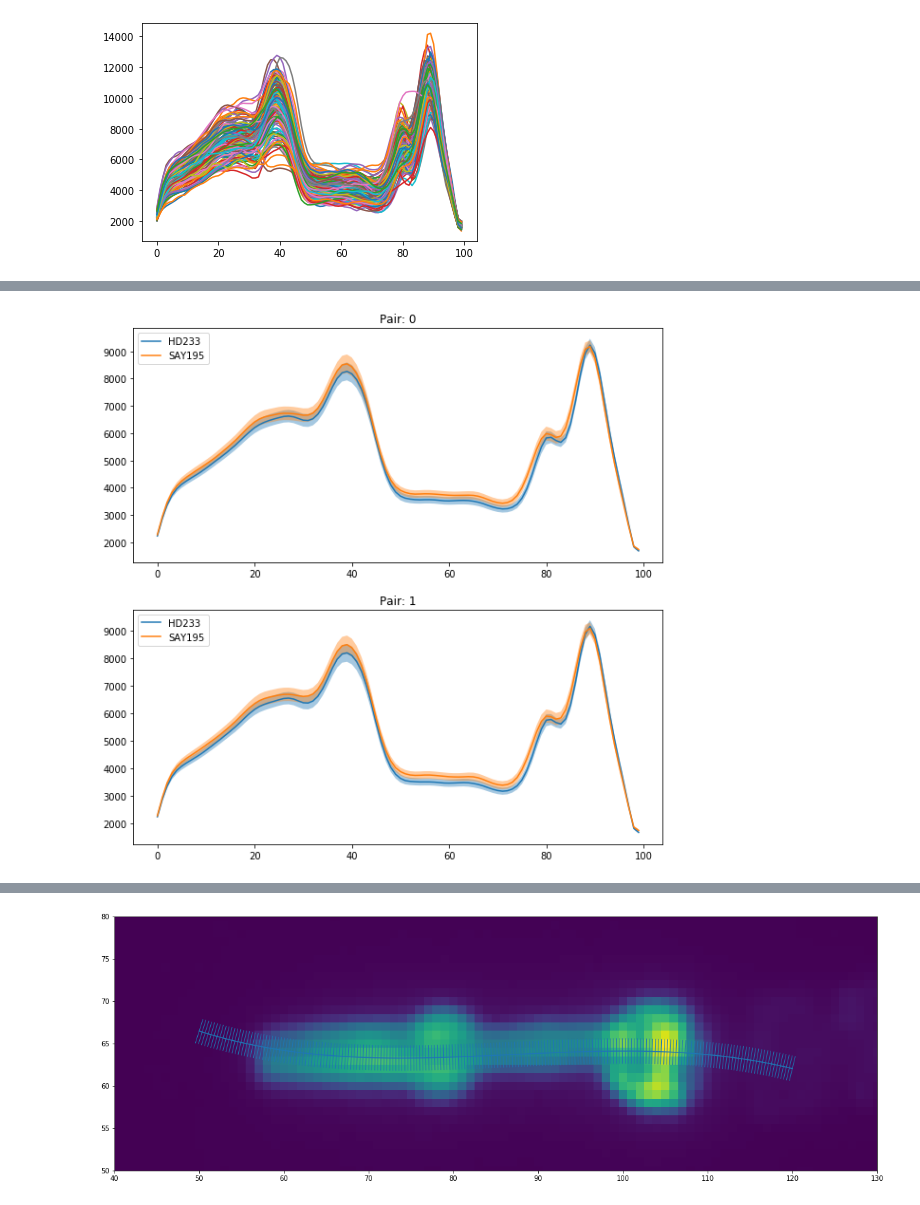
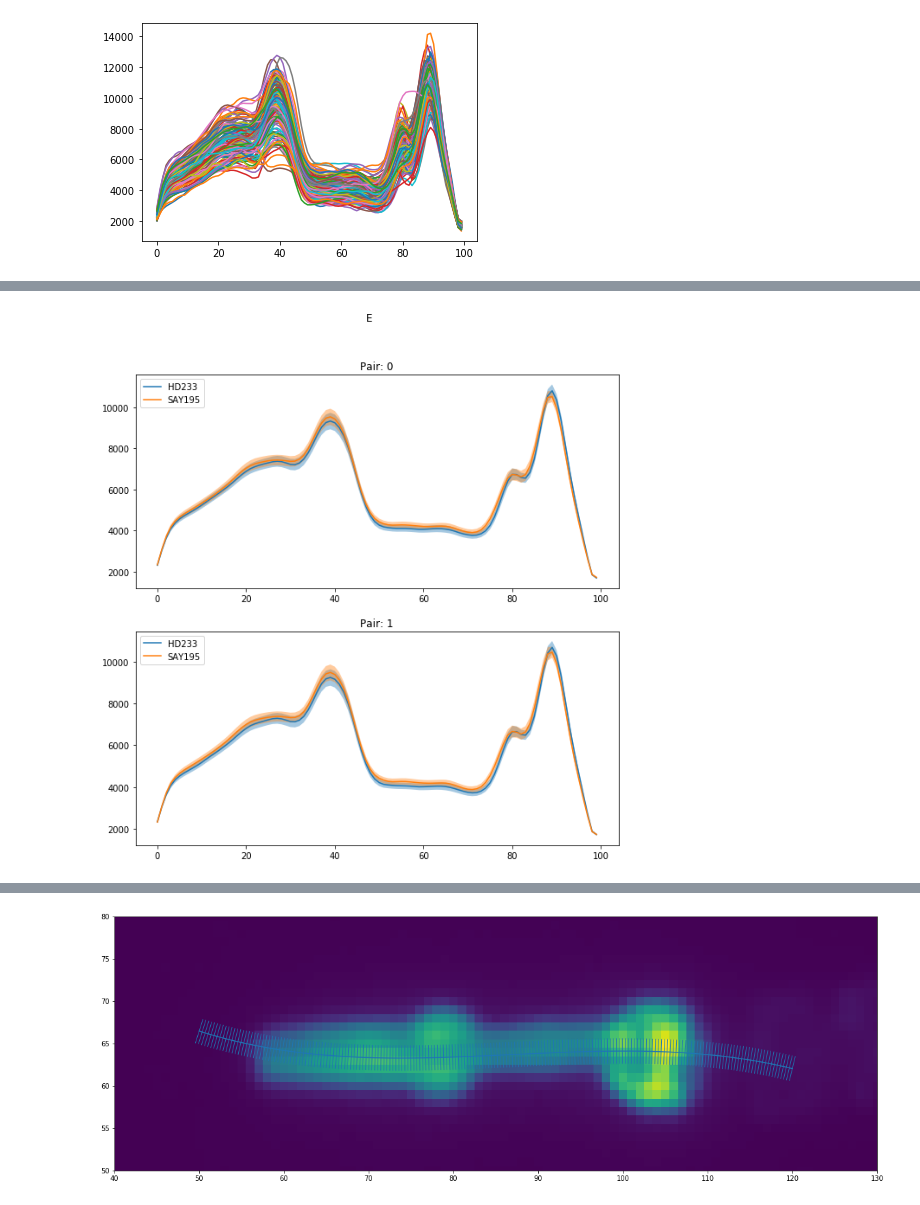
Before and after one commit to ApfeldLab/pharynx_redox, a Jupyter notebook: python/notebooks/playground.ipynb, the cells around one changed output, grey strips where cells are left out. Cells and saved outputs as stored; diff of their text form; code cells hidden in the pictures.

```diff
--- a/python/notebooks/playground.ipynb
+++ b/python/notebooks/playground.ipynb
@@ -46,6 +54,7 @@ plt.plot(ex.trimmed_intensity_data.sel(wavelength='410', pair=0).T);
 # %%
 # Plot Avg with conf. intervals by strain and pair
-profile_data = ex.trimmed_intensity_data.sel(wavelength='470')
-plots.plot_average_by_strain_and_pair(profile_data)
+reload(plots)
+profile_data = ex.trimmed_intensity_data.sel(wavelength='410')
+plots.plot_average_by_strain_and_pair(profile_data, sup_title='E')
 # %% [output]
-[figure, old version]
+[figure, new version]
```
Also changed, not shown: parts of 6 cells of this notebook.
